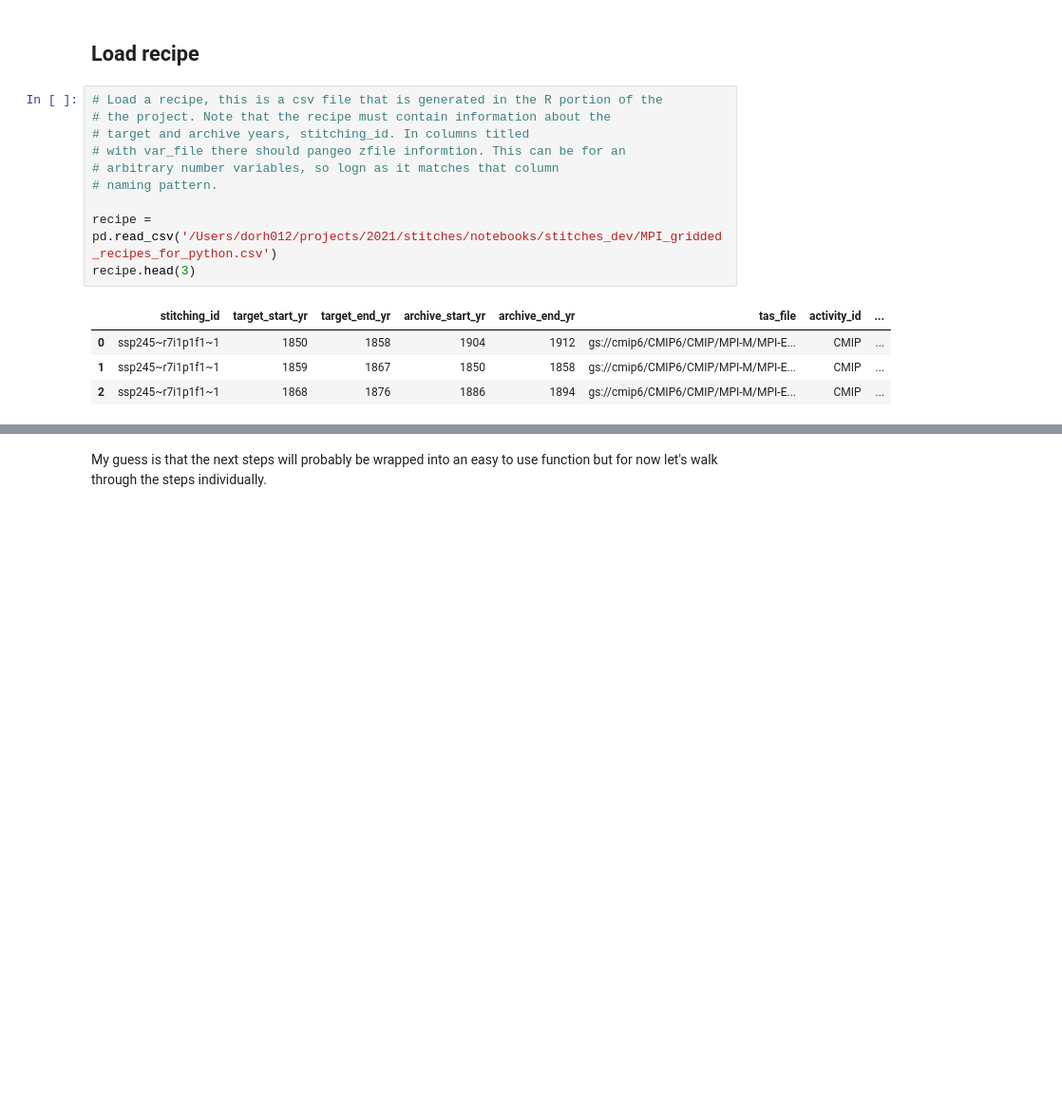
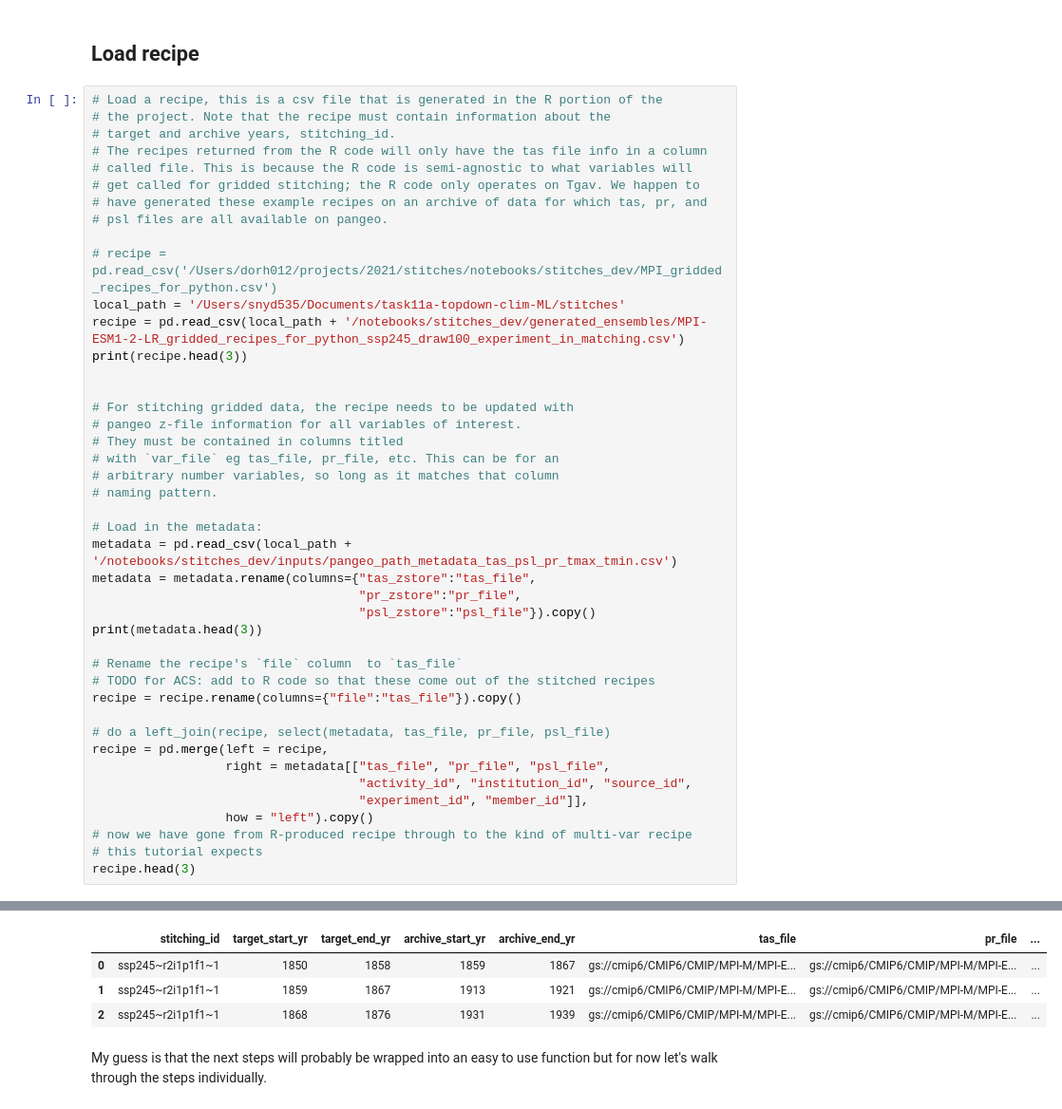
Before and after one commit to JGCRI/stitches, a Jupyter notebook: notebooks/tutorial_stitched_gridded.ipynb, the cells around one changed output, grey strips where cells are left out. Shown: that part at 95% size. Cells and saved outputs as stored; diff of their text form; blank space fills up the shorter version.

Commit message:
wip: testing tutorial

```diff
--- a/notebooks/tutorial_stitched_gridded.ipynb
+++ b/notebooks/tutorial_stitched_gridded.ipynb
@@ -15,18 +15,47 @@ import xarray as xr
 from matplotlib import pyplot as plt
 # %% [markdown]
 ## Load recipe
-# %%
-# Load a recipe, this is a csv file that is generated in the R portion of the
-# the project. Note that the recipe must contain information about the
-# target and archive years, stitching_id. In columns titled
-# with var_file there should pangeo zfile informtion. This can be for an
-# arbitrary number variables, so logn as it matches that column
-# naming pattern.
-
-recipe = pd.read_csv('/Users/dorh012/projects/2021/stitches/notebooks/stitches_dev/MPI_gridded_recipes_for_python.csv')
-recipe.head(3)
-# %% [output]
-|  | stitching_id | target_start_yr | target_end_yr | archive_start_yr | archive_end_yr | tas_file | activity_id | ... |
-| 0 | ssp245~r7i1p1f1~1 | 1850 | 1858 | 1904 | 1912 | gs://cmip6/CMIP6/CMIP/MPI-M/MPI-E... | CMIP | ... |
-| 1 | ssp245~r7i1p1f1~1 | 1859 | 1867 | 1850 | 1858 | gs://cmip6/CMIP6/CMIP/MPI-M/MPI-E... | CMIP | ... |
-| 2 | ssp245~r7i1p1f1~1 | 1868 | 1876 | 1886 | 1894 | gs://cmip6/CMIP6/CMIP/MPI-M/MPI-E... | CMIP | ... |
+# %%
+# Load a recipe, this is a csv file that is generated in the R portion of the
+# the project. Note that the recipe must contain information about the
+# target and archive years, stitching_id.
+# The recipes returned from the R code will only have the tas file info in a column
+# called file. This is because the R code is semi-agnostic to what variables will
+# get called for gridded stitching; the R code only operates on Tgav. We happen to
+# have generated these example recipes on an archive of data for which tas, pr, and
+# psl files are all available on pangeo.
+
+# recipe = pd.read_csv('/Users/dorh012/projects/2021/stitches/notebooks/stitches_dev/MPI_gridded_recipes_for_python.csv')
+local_path = '/Users/snyd535/Documents/task11a-topdown-clim-ML/stitches'
+recipe = pd.read_csv(local_path + '/notebooks/stitches_dev/generated_ensembles/MPI-ESM1-2-LR_gridded_recipes_for_python_ssp245_draw100_experiment_in_matching.csv')
+print(recipe.head(3))
+
+
+# For stitching gridded data, the recipe needs to be updated with
+# pangeo z-file information for all variables of interest.
+# They must be contained in columns titled
+# with `var_file` eg tas_file, pr_file, etc. This can be for an
+# arbitrary number variables, so long as it matches that column
+# naming pattern.
+
+# Load in the metadata:
+metadata = pd.read_csv(local_path + '/notebooks/stitches_dev/inputs/pangeo_path_metadata_tas_psl_pr_tmax_tmin.csv')
+metadata = metadata.rename(columns={"tas_zstore":"tas_file",
+                                    "pr_zstore":"pr_file",
+                                    "psl_zstore":"psl_file"}).copy()
+print(metadata.head(3))
+
+# Rename the recipe's `file` column  to `tas_file`
+# TODO for ACS: add to R code so that these come out of the stitched recipes
+recipe = recipe.rename(columns={"file":"tas_file"}).copy()
+
+# do a left_join(recipe, select(metadata, tas_file, pr_file, psl_file)
+recipe = pd.merge(left = recipe,
+                  right = metadata[["tas_file", "pr_file", "psl_file",
+                                    "activity_id", "institution_id", "source_id",
+                                    "experiment_id", "member_id"]],
+                  how = "left").copy()
+# now we have gone from R-produced recipe through to the kind of multi-var recipe
+# this tutorial expects
+recipe.head(3)
+# %% [output]
@@ -33,3 +79,7 @@ recipe.head(3)
+|  | stitching_id | target_start_yr | target_end_yr | archive_start_yr | archive_end_yr | tas_file | pr_file | ... |
+| 0 | ssp245~r2i1p1f1~1 | 1850 | 1858 | 1859 | 1867 | gs://cmip6/CMIP6/CMIP/MPI-M/MPI-E... | gs://cmip6/CMIP6/CMIP/MPI-M/MPI-E... | ... |
+| 1 | ssp245~r2i1p1f1~1 | 1859 | 1867 | 1913 | 1921 | gs://cmip6/CMIP6/CMIP/MPI-M/MPI-E... | gs://cmip6/CMIP6/CMIP/MPI-M/MPI-E... | ... |
+| 2 | ssp245~r2i1p1f1~1 | 1868 | 1876 | 1931 | 1939 | gs://cmip6/CMIP6/CMIP/MPI-M/MPI-E... | gs://cmip6/CMIP6/CMIP/MPI-M/MPI-E... | ... |
 # %% [markdown]
 My guess is that the next steps will probably be wrapped into an easy to use
 function but for now let's walk through the steps individually.
```
Also changed, not shown: parts of 3 cells of this notebook.
